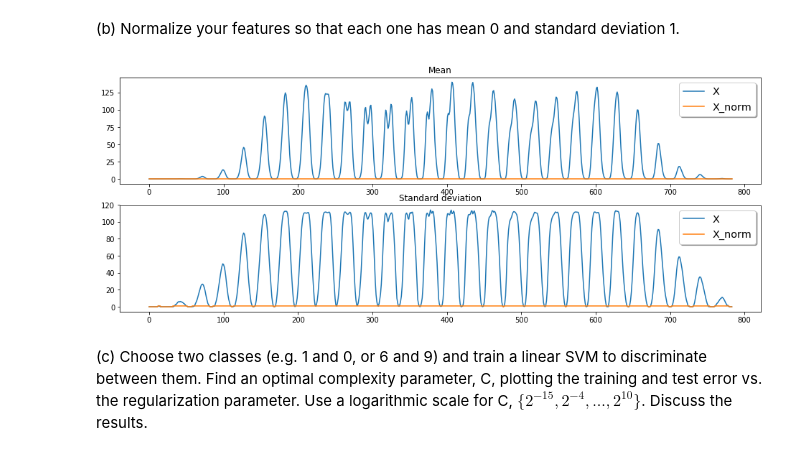
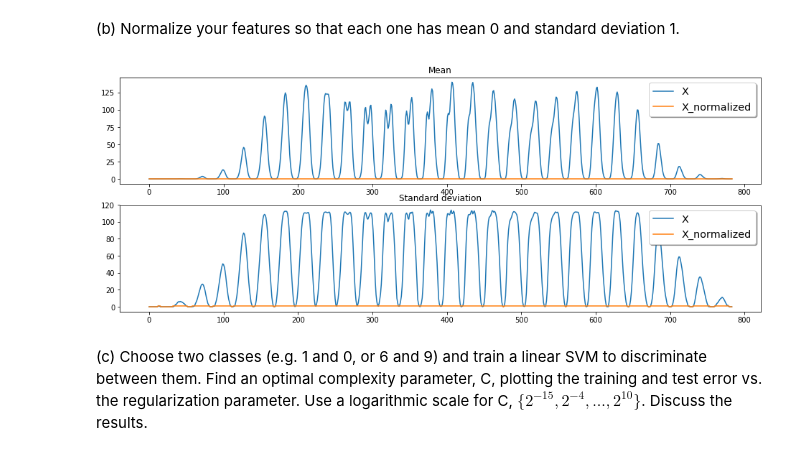
Before and after one commit to ingJSNA/machineLearning2018, a Jupyter notebook: ml-assign3-jsnavarroa.ipynb, the cells around one changed output. Saved outputs shown, nothing was run; the diff lists cells and outputs as text; code cells hidden in the pictures.

```diff
--- a/ml-assign3-jsnavarroa.ipynb
+++ b/ml-assign3-jsnavarroa.ipynb
@@ -43,33 +39,35 @@ mnist.data.shape
 # %% [markdown]
 (b) Normalize your features so that each one has mean 0 and standard deviation 1.
 # %%
+%matplotlib inline
+
 import matplotlib.pyplot as plt
 from sklearn.preprocessing import StandardScaler
 import numpy as np
 
 X = mnist.data
 y = mnist.target
 
 
 scaler = StandardScaler()
 X_norm = scaler.fit_transform(X)
 
 # Plot the mean and standard deviation
 fig, (ax1, ax2) = plt.subplots(2, 1, figsize=(16, 6))
 
 ax1.set_title('Mean')
 ax1.plot(np.mean(X, axis=0), label='X')
-ax1.plot(np.mean(X_norm, axis=0), label='X_norm')
+ax1.plot(np.mean(X_norm, axis=0), label='X_normalized')
 ax1.legend(loc='upper right', shadow=True, fontsize='x-large')
 
 ax2.set_title('Standard deviation')
 ax2.plot(np.std(X, axis=0), label='X')
-ax2.plot(np.std(X_norm, axis=0), label='X_norm')
+ax2.plot(np.std(X_norm, axis=0), label='X_normalized')
 ax2.legend(loc='upper right', shadow=True, fontsize='x-large')
 
 plt.show()
 # %% [output]
-[figure, old version]
+[figure, new version]
 # %% [markdown]
 (c) Choose two classes (e.g. 1 and 0, or 6 and 9) and train a linear SVM to discriminate between them. Find an optimal complexity parameter, C, plotting the training and test error vs. the regularization parameter. Use a logarithmic scale for C, $ \{2^{−15} , 2^{−4} , . . . , 2^{10} \} $.
 Discuss the results.
```
Also changed, not shown: parts of 9 cells of this notebook, 1 other file.
